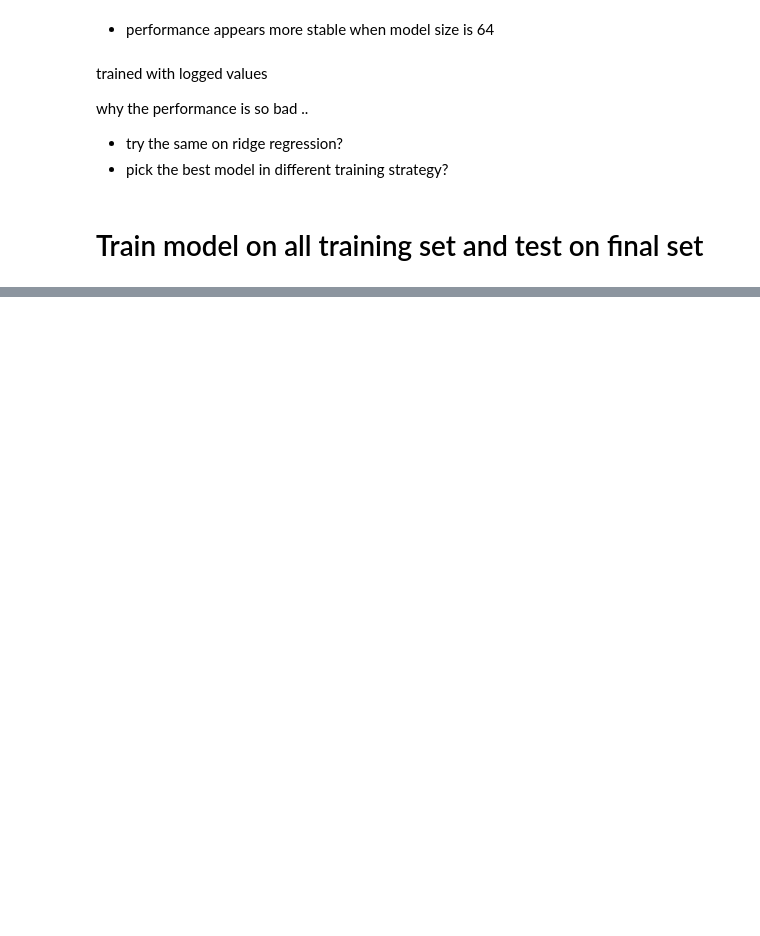
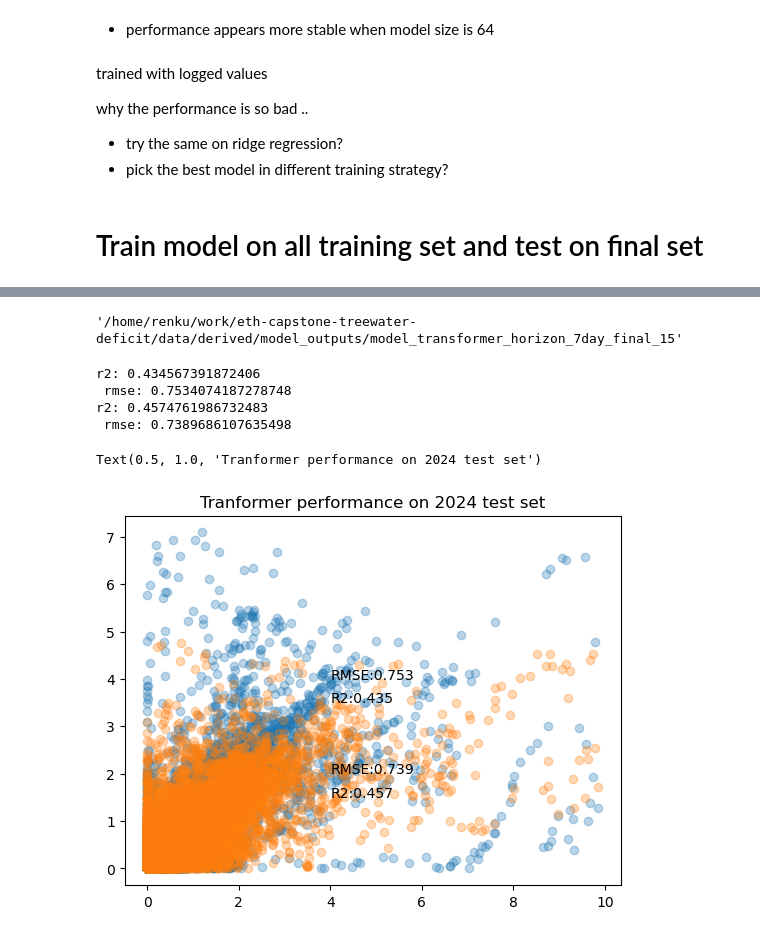
Before and after one commit to PinaColadast/eth-capstone-treewater-deficit, a Jupyter notebook: 04_Transformer_training_horizon.ipynb, the cells around one changed output, grey strips where cells are left out. Drawn from its saved outputs; the diff is of its cells as text; code cells hidden in the pictures; blank space fills up the shorter version.

```diff
--- a/04_Transformer_training_horizon.ipynb
+++ b/04_Transformer_training_horizon.ipynb
@@ -956,0 +1093,4 @@ why the performance is so bad ..
+# %%
+model_path
+# %% [output]
+'/home/renku/work/eth-capstone-treewater-deficit/data/derived/model_outputs/model_transformer_horizon_7day_final_15'
@@ -956,0 +1131,23 @@ why the performance is so bad ..
+# %%
+print(f"r2: {r2s_horizon_test_final[0]}\n rmse: {rmses_horizon_test_final[0]}")
+print(f"r2: {r2s_horizon_test_final[6]}\n rmse: {rmses_horizon_test_final[6]}")
+# %% [output]
+r2: 0.434567391872406
+ rmse: 0.7534074187278748
+r2: 0.4574761986732483
+ rmse: 0.7389686107635498
+# %%
+# next day prediction performance
+
+plt.scatter(actuals_final[:, 0], preds_final[:, 0], alpha=0.3)
+plt.scatter(actuals_final[:, 6], preds_final[:, 6], alpha=0.3)
+
+plt.text(x=4, y = 4, s = f"RMSE:{rmses_horizon_test_final[0]:.3f}")
+plt.text(x= 4, y = 3.5, s=f"R2:{r2s_horizon_test_final[0]:.3f}")
+
+plt.text(x=4, y = 2, s = f"RMSE:{rmses_horizon_test_final[6]:.3f}")
+plt.text(x= 4, y = 1.5, s=f"R2:{r2s_horizon_test_final[6]:.3f}")
+plt.title("Tranformer performance on 2024 test set")
+# %% [output]
+Text(0.5, 1.0, 'Tranformer performance on 2024 test set')
+[figure, added]
```
Also changed, not shown: parts of 17 cells of this notebook, 21 other files.
